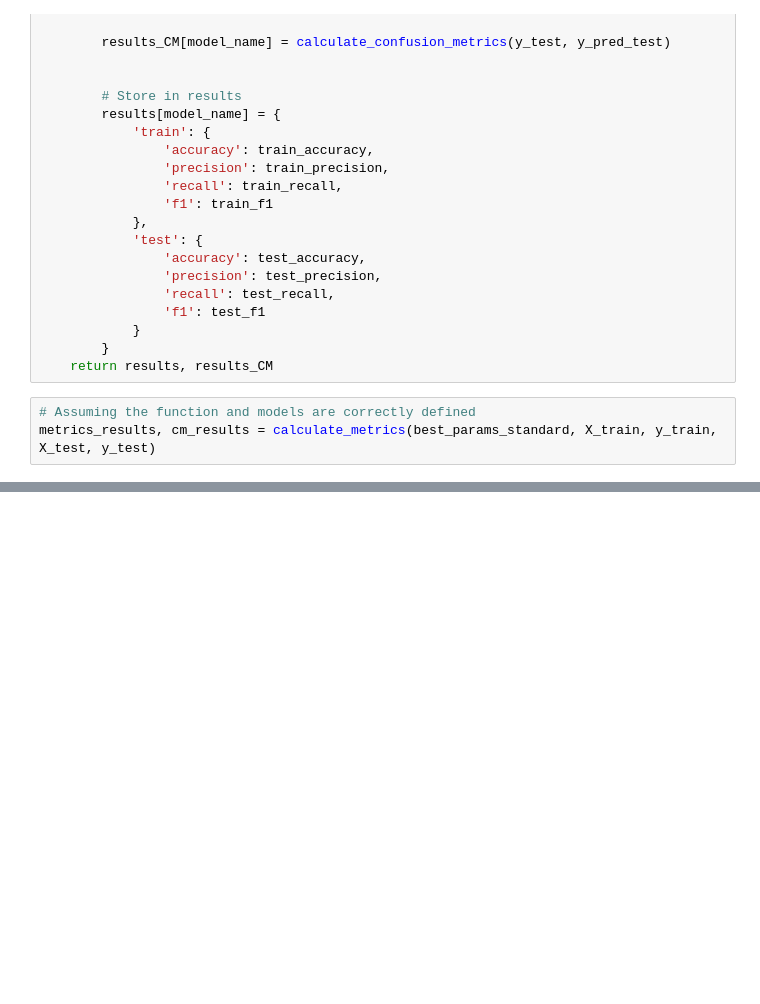
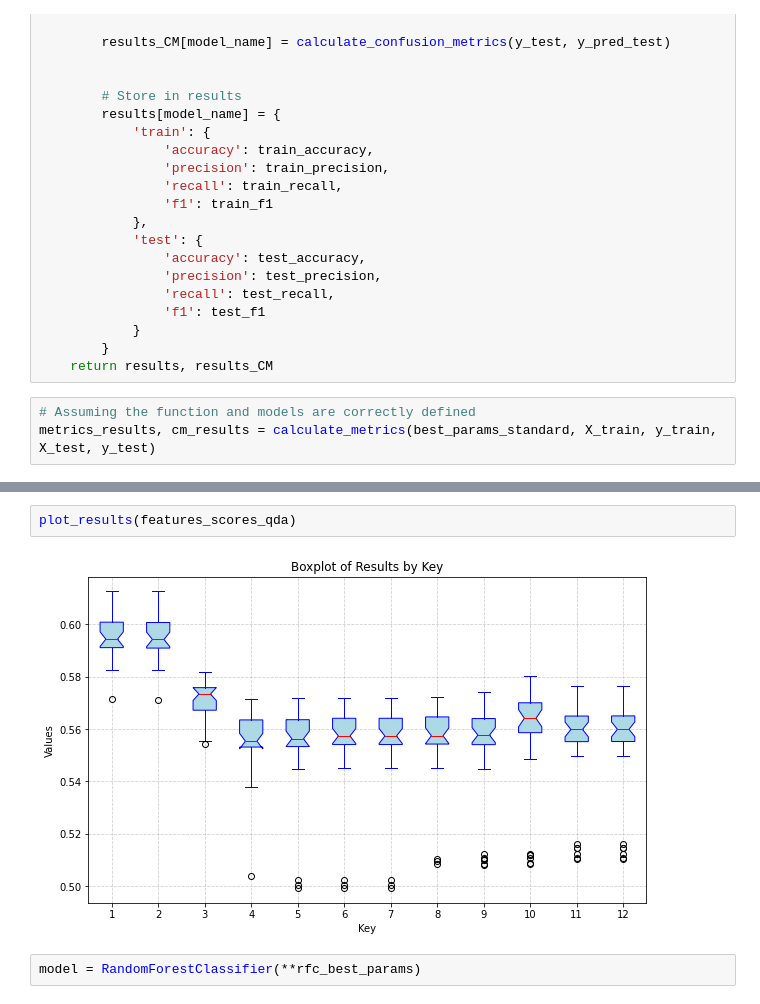
Before and after one commit to Paulina-Iwach/Data_Mining_Project, a Jupyter notebook: classification.ipynb, the cells around one changed output, grey strips where cells are left out. Cells and saved outputs as stored; diff of their text form; blank space fills up the shorter version.

```diff
--- a/classification.ipynb
+++ b/classification.ipynb
@@ -454,0 +516,6 @@ plot_confusion_matrices(cm_results)
+# %%
+plot_results(features_scores_qda)
+# %% [output]
+[figure, added]
+# %%
+model = RandomForestClassifier(**rfc_best_params)
```
Also changed, not shown: parts of 17 cells of this notebook, 2 other files.
